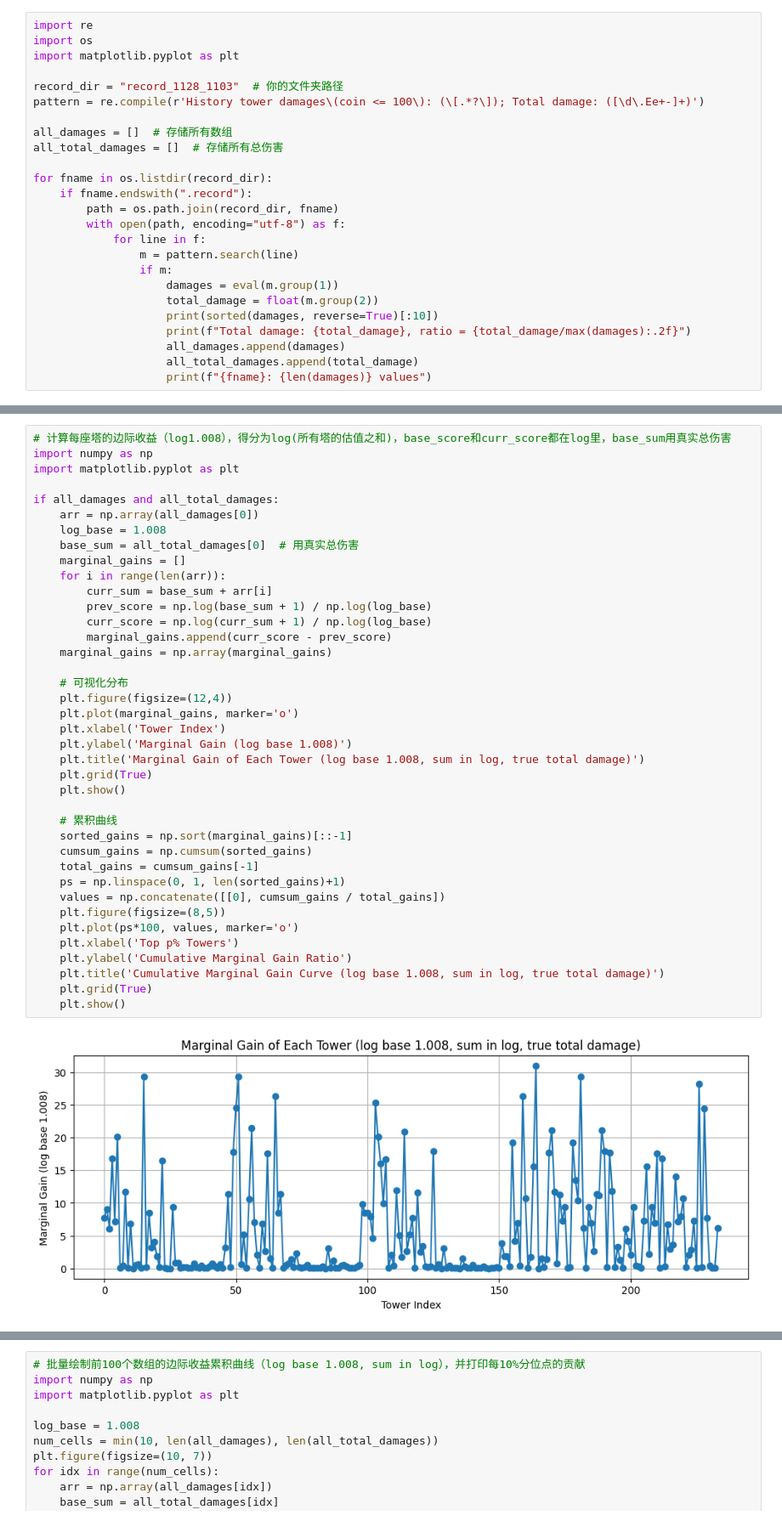
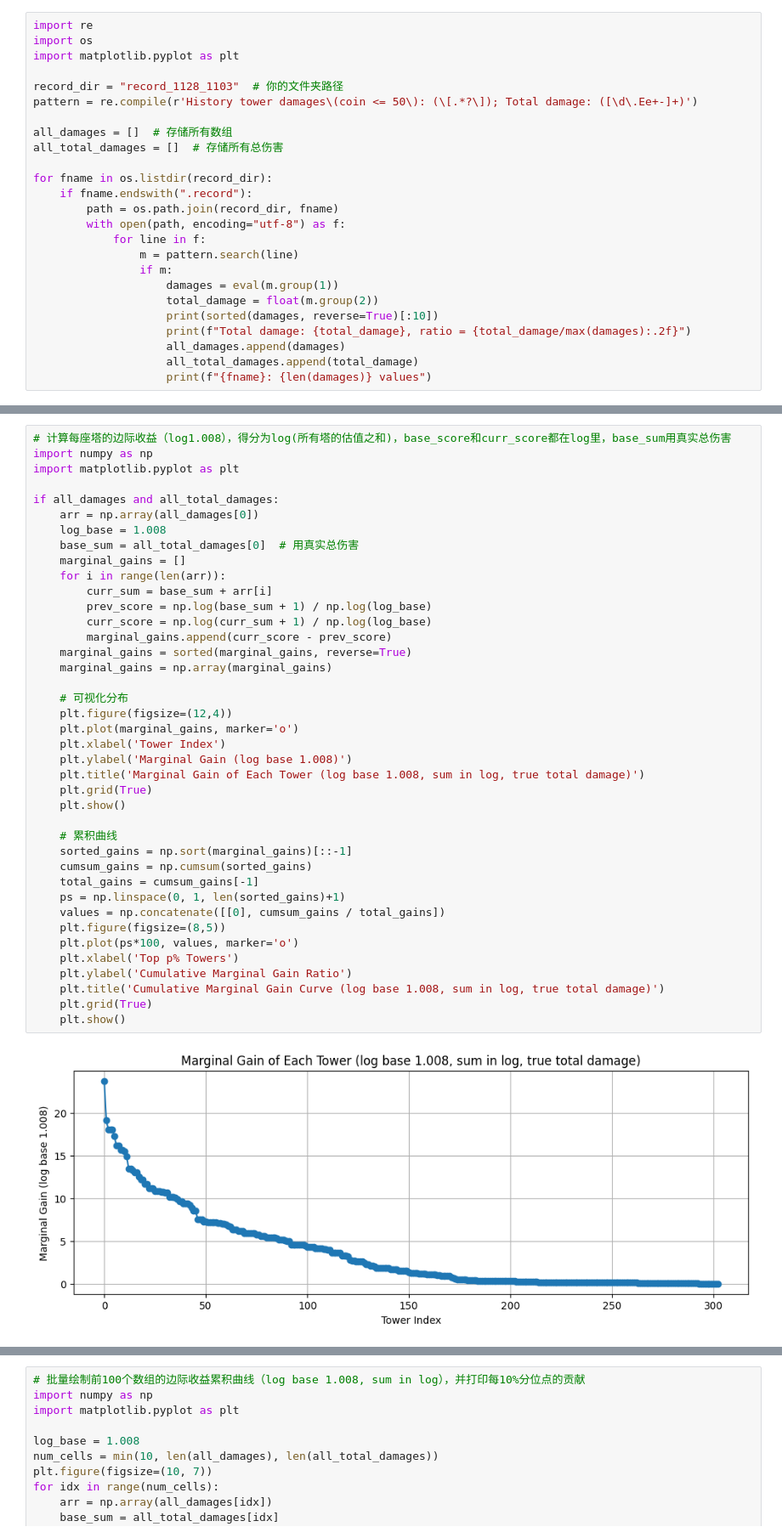
Before and after one commit to q1w2e3r4-1/TowerDefense-JiuKun, a Jupyter notebook: test.ipynb, the cells around one changed output, grey strips where cells are left out. Shown: that part at 85% size. Cells and saved outputs as stored; diff of their text form.

```diff
--- a/test.ipynb
+++ b/test.ipynb
@@ -4,7 +4,7 @@ import os
 import matplotlib.pyplot as plt
 
 record_dir = "record_1128_1103"  # 你的文件夹路径
-pattern = re.compile(r'History tower damages\(coin <= 100\): (\[.*?\]); Total damage: ([\d\.Ee+-]+)')
+pattern = re.compile(r'History tower damages\(coin <= 50\): (\[.*?\]); Total damage: ([\d\.Ee+-]+)')
 
 all_damages = []  # 存储所有数组
 all_total_damages = []  # 存储所有总伤害
@@ -108,31 +106,32 @@ if all_damages and all_total_damages:
     for i in range(len(arr)):
         curr_sum = base_sum + arr[i]
         prev_score = np.log(base_sum + 1) / np.log(log_base)
         curr_score = np.log(curr_sum + 1) / np.log(log_base)
         marginal_gains.append(curr_score - prev_score)
+    marginal_gains = sorted(marginal_gains, reverse=True)
     marginal_gains = np.array(marginal_gains)
 
     # 可视化分布
     plt.figure(figsize=(12,4))
     plt.plot(marginal_gains, marker='o')
     plt.xlabel('Tower Index')
     plt.ylabel('Marginal Gain (log base 1.008)')
     plt.title('Marginal Gain of Each Tower (log base 1.008, sum in log, true total damage)')
     plt.grid(True)
     plt.show()
 
     # 累积曲线
     sorted_gains = np.sort(marginal_gains)[::-1]
     cumsum_gains = np.cumsum(sorted_gains)
     total_gains = cumsum_gains[-1]
     ps = np.linspace(0, 1, len(sorted_gains)+1)
     values = np.concatenate([[0], cumsum_gains / total_gains])
     plt.figure(figsize=(8,5))
     plt.plot(ps*100, values, marker='o')
     plt.xlabel('Top p% Towers')
     plt.ylabel('Cumulative Marginal Gain Ratio')
     plt.title('Cumulative Marginal Gain Curve (log base 1.008, sum in log, true total damage)')
     plt.grid(True)
     plt.show()
 # %% [output]
-[figure, old version]
+[figure, new version]
```
Also changed, not shown: parts of 3 cells of this notebook, 1 other file.
